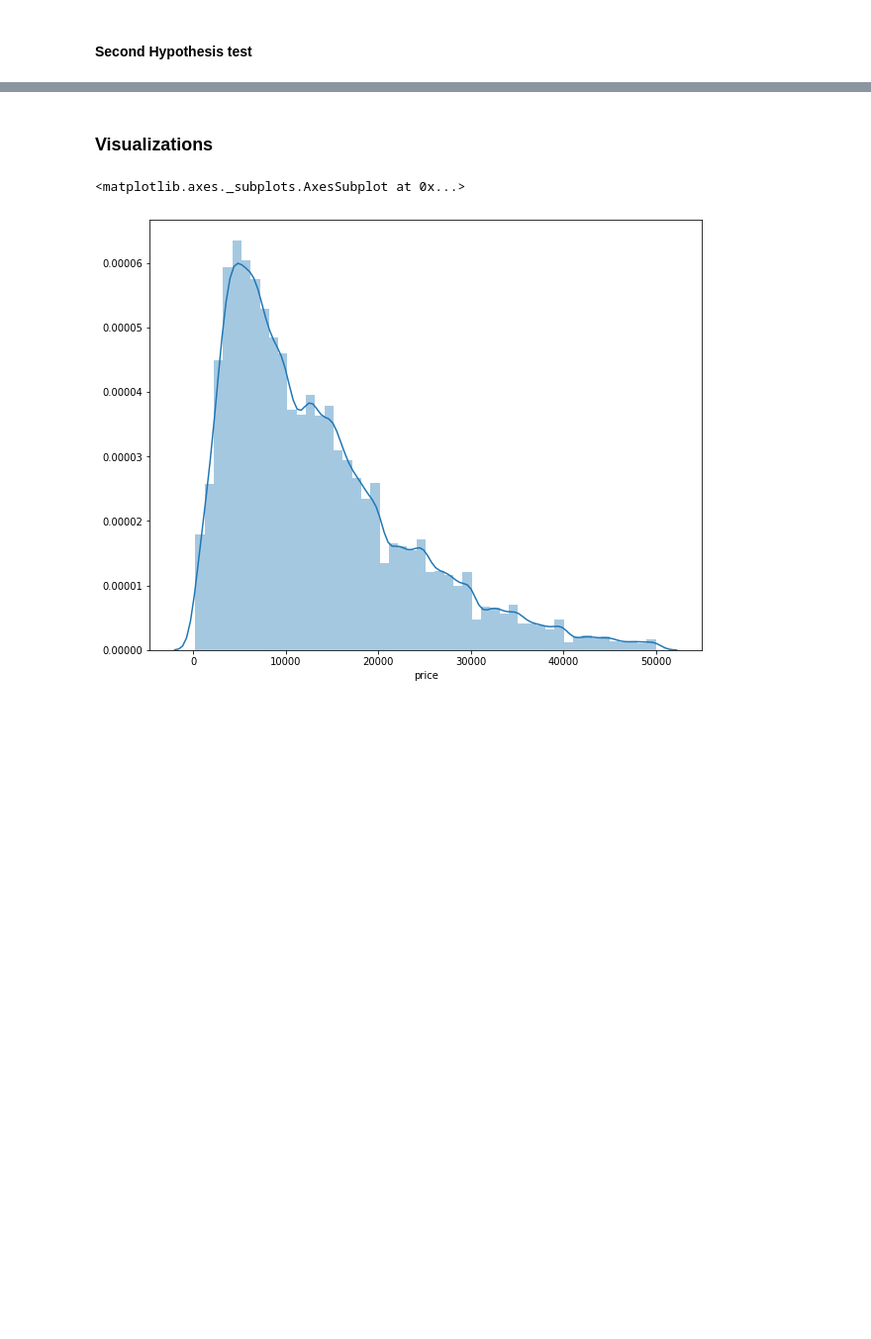
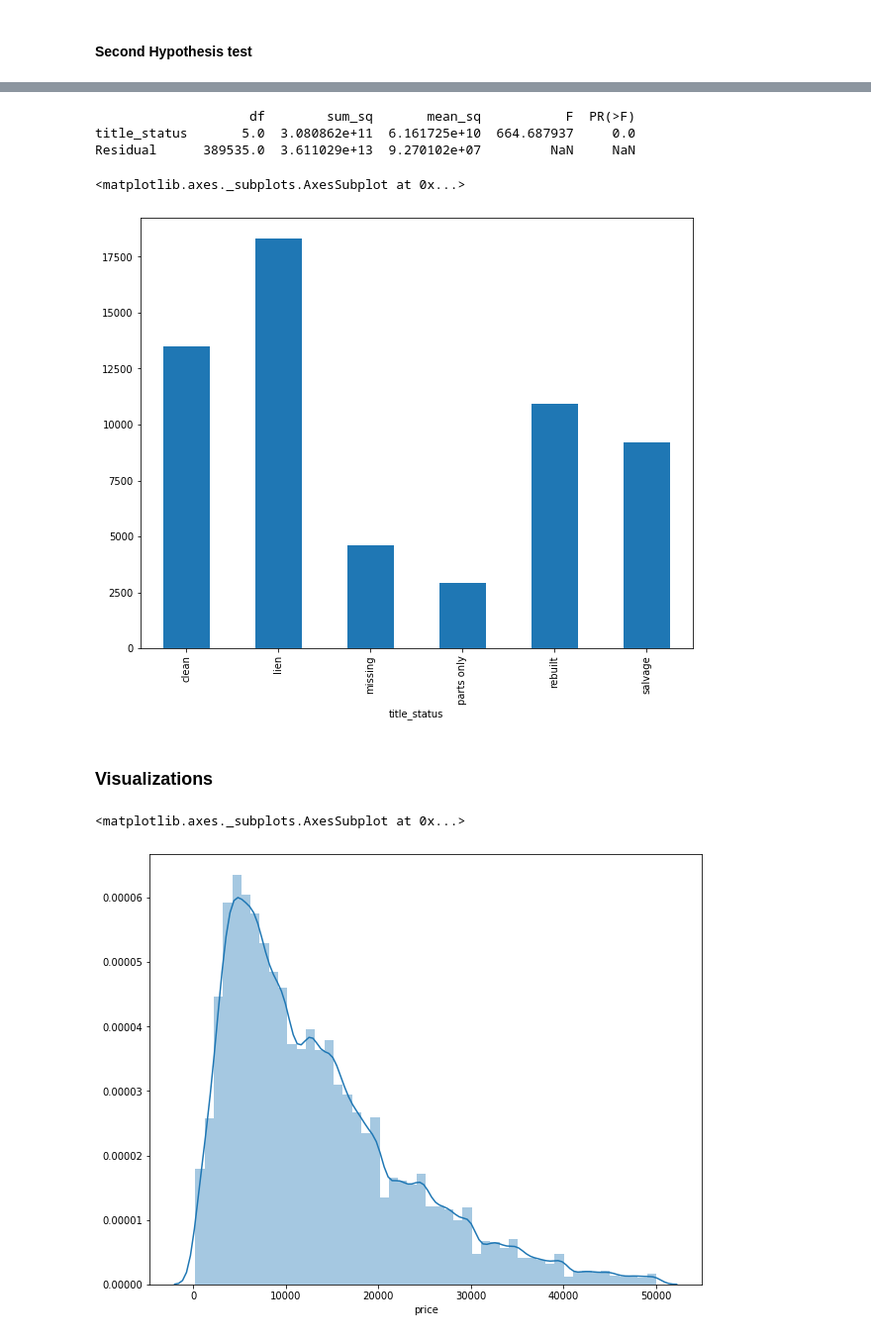
Before and after one commit to jagan-singh/Car-Price-Prediction, a Jupyter notebook: project.ipynb, the cells around one changed output, grey strips where cells are left out. Shown: that part at 99% size. Drawn from its saved outputs; the diff is of its cells as text; code cells hidden in the pictures; blank space fills up the shorter version.

```diff
--- a/project.ipynb
+++ b/project.ipynb
@@ -233,3 +255,26 @@ Ttest_indResult(statistic=736.1846690665705, pvalue=0.0)
+# %%
+# Null Hypothesis: There is no significant relation between price and title_status of a car
+# Alt-Hypothesis: There is a significant relation between price and title_status.
+
+
+anova = ols('price~title_status', data=df).fit()
+anova_table = sm.stats.anova_lm(anova, type=2)
+print(anova_table)
+
+# p-value = 0
+# F-stat = 664.687937
+# Reject Null Hypothesis
+# There is a significant relation between price and title_status.
+# %% [output]
+                    df        sum_sq       mean_sq           F  PR(>F)
+title_status       5.0  3.080862e+11  6.161725e+10  664.687937     0.0
+Residual      389535.0  3.611029e+13  9.270102e+07         NaN     NaN
+# %%
+plt.figure(figsize=(10,8))
+df.groupby('title_status').price.mean().plot(kind = 'bar')
+# %% [output]
+<matplotlib.axes._subplots.AxesSubplot at 0x...>
+[figure, added]
 # %% [markdown]
 ### Visualizations
 # %%
```
Also changed, not shown: parts of 44 cells of this notebook.
